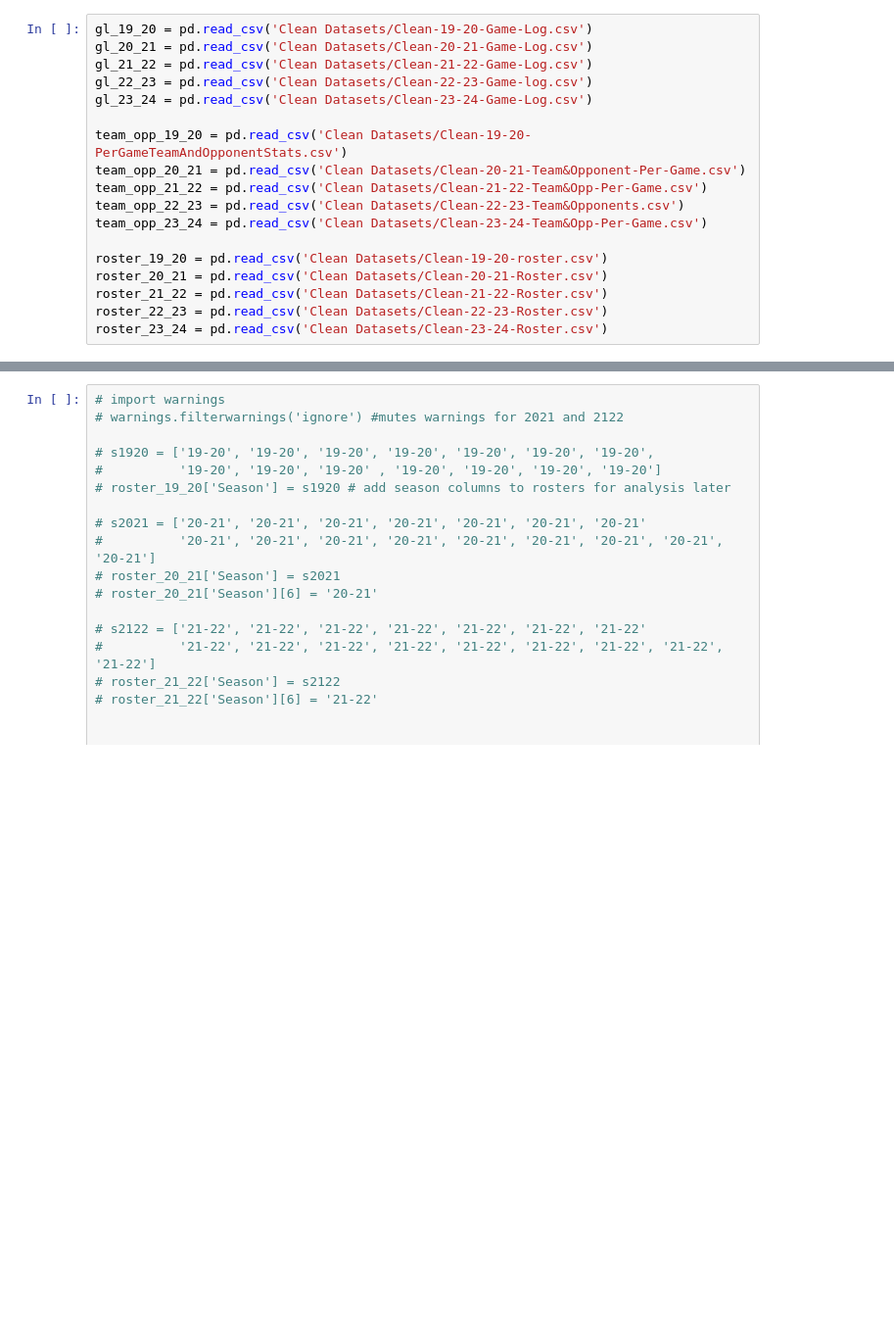
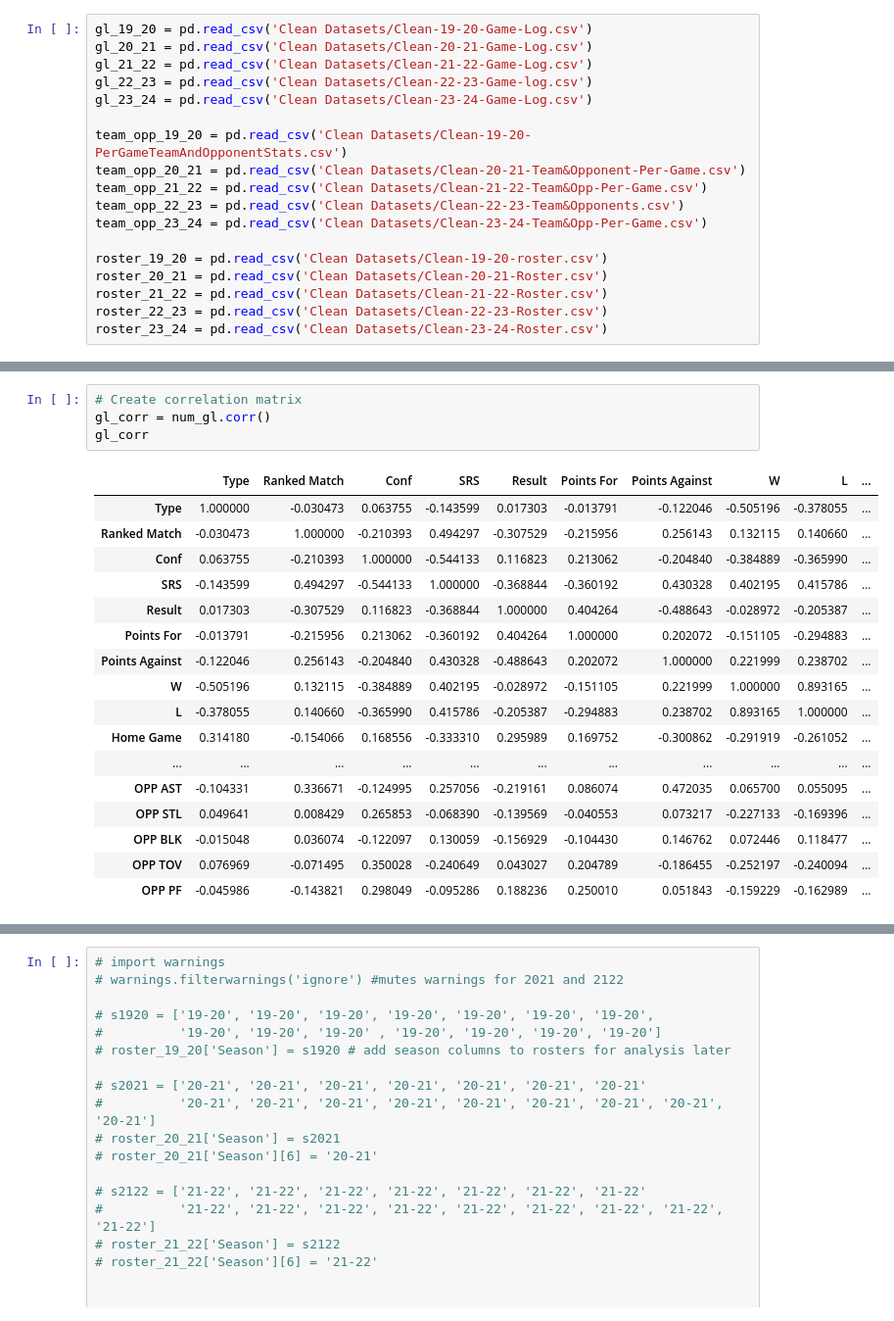
Before and after one commit to isaac-turk/DataDiveFa24, a Jupyter notebook: EDA.ipynb, the cells around one changed output, grey strips where cells are left out. Shown at 98% size. Saved outputs shown, nothing was run; the diff lists cells and outputs as text; blank space fills up the shorter version.

```diff
--- a/EDA.ipynb
+++ b/EDA.ipynb
@@ -67,0 +170,22 @@ Passing `palette` without assigning `hue` is deprecated and will be removed in v
+# %%
+# Create correlation matrix
+gl_corr = num_gl.corr()
+gl_corr
+# %% [output]
+|  | Type | Ranked Match | Conf | SRS | Result | Points For | Points Against | W | L | ... |
+| Type | 1.000000 | -0.030473 | 0.063755 | -0.143599 | 0.017303 | -0.013791 | -0.122046 | -0.505196 | -0.378055 | ... |
+| Ranked Match | -0.030473 | 1.000000 | -0.210393 | 0.494297 | -0.307529 | -0.215956 | 0.256143 | 0.132115 | 0.140660 | ... |
+| Conf | 0.063755 | -0.210393 | 1.000000 | -0.544133 | 0.116823 | 0.213062 | -0.204840 | -0.384889 | -0.365990 | ... |
+| SRS | -0.143599 | 0.494297 | -0.544133 | 1.000000 | -0.368844 | -0.360192 | 0.430328 | 0.402195 | 0.415786 | ... |
+| Result | 0.017303 | -0.307529 | 0.116823 | -0.368844 | 1.000000 | 0.404264 | -0.488643 | -0.028972 | -0.205387 | ... |
+| Points For | -0.013791 | -0.215956 | 0.213062 | -0.360192 | 0.404264 | 1.000000 | 0.202072 | -0.151105 | -0.294883 | ... |
+| Points Against | -0.122046 | 0.256143 | -0.204840 | 0.430328 | -0.488643 | 0.202072 | 1.000000 | 0.221999 | 0.238702 | ... |
+| W | -0.505196 | 0.132115 | -0.384889 | 0.402195 | -0.028972 | -0.151105 | 0.221999 | 1.000000 | 0.893165 | ... |
+| L | -0.378055 | 0.140660 | -0.365990 | 0.415786 | -0.205387 | -0.294883 | 0.238702 | 0.893165 | 1.000000 | ... |
+| Home Game | 0.314180 | -0.154066 | 0.168556 | -0.333310 | 0.295989 | 0.169752 | -0.300862 | -0.291919 | -0.261052 | ... |
+| ... | ... | ... | ... | ... | ... | ... | ... | ... | ... | ... |
+| OPP AST | -0.104331 | 0.336671 | -0.124995 | 0.257056 | -0.219161 | 0.086074 | 0.472035 | 0.065700 | 0.055095 | ... |
+| OPP STL | 0.049641 | 0.008429 | 0.265853 | -0.068390 | -0.139569 | -0.040553 | 0.073217 | -0.227133 | -0.169396 | ... |
+| OPP BLK | -0.015048 | 0.036074 | -0.122097 | 0.130059 | -0.156929 | -0.104430 | 0.146762 | 0.072446 | 0.118477 | ... |
+| OPP TOV | 0.076969 | -0.071495 | 0.350028 | -0.240649 | 0.043027 | 0.204789 | -0.186455 | -0.252197 | -0.240094 | ... |
+| OPP PF | -0.045986 | -0.143821 | 0.298049 | -0.095286 | 0.188236 | 0.250010 | 0.051843 | -0.159229 | -0.162989 | ... |
```
Also changed, not shown: parts of 14 cells of this notebook, 4 other files.
